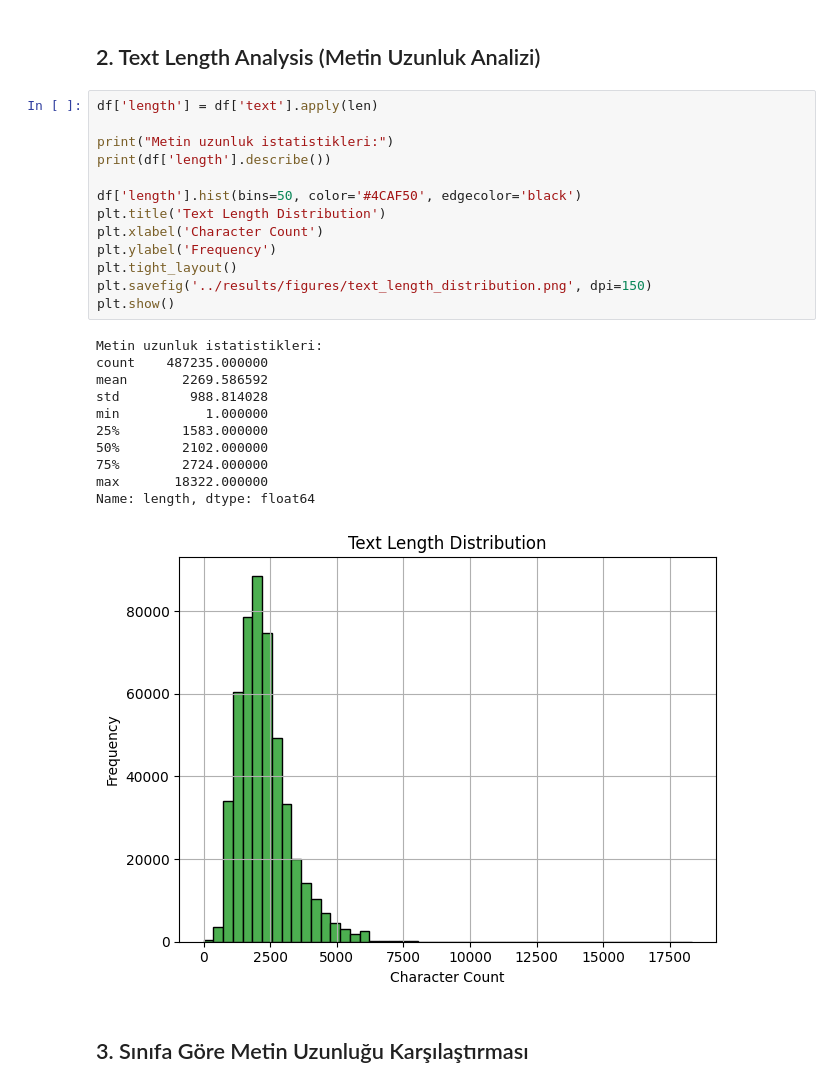
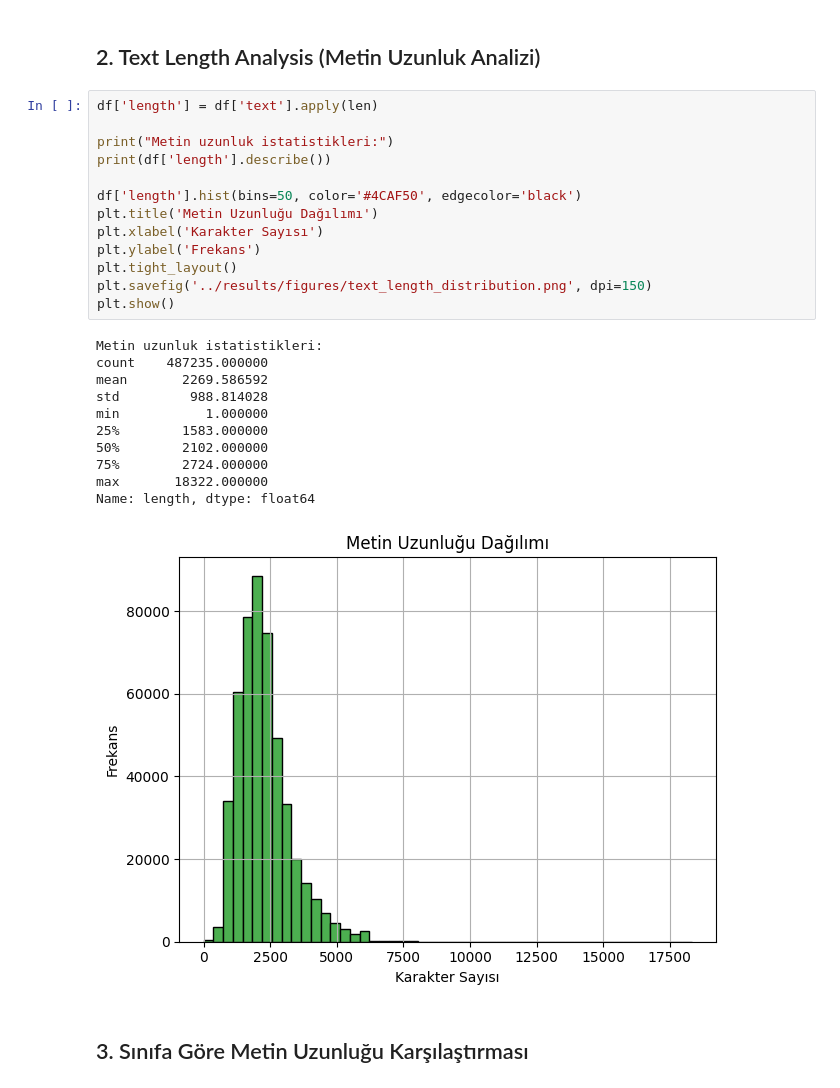
Before and after one commit to fzeynepgoren/nlp-ai-text-classifier, a Jupyter notebook: notebooks/exploration.ipynb, the cells around one changed output. Cells and saved outputs as stored; diff of their text form.

```diff
--- a/notebooks/exploration.ipynb
+++ b/notebooks/exploration.ipynb
@@ -68,28 +68,28 @@ Name: count, dtype: int64
 # %%
 df['length'] = df['text'].apply(len)
 
 print("Metin uzunluk istatistikleri:")
 print(df['length'].describe())
 
 df['length'].hist(bins=50, color='#4CAF50', edgecolor='black')
-plt.title('Text Length Distribution')
-plt.xlabel('Character Count')
-plt.ylabel('Frequency')
+plt.title('Metin Uzunluğu Dağılımı')
+plt.xlabel('Karakter Sayısı')
+plt.ylabel('Frekans')
 plt.tight_layout()
 plt.savefig('../results/figures/text_length_distribution.png', dpi=150)
 plt.show()
 # %% [output]
 Metin uzunluk istatistikleri:
 count    487235.000000
 mean       2269.586592
 std         988.814028
 min           1.000000
 25%        1583.000000
 50%        2102.000000
 75%        2724.000000
 max       18322.000000
 Name: length, dtype: float64
-[figure, old version]
+[figure, new version]
 # %% [markdown]
 ## 3. Sınıfa Göre Metin Uzunluğu Karşılaştırması
 # %%
```
Also changed, not shown: parts of 2 cells of this notebook, 8 other files.
